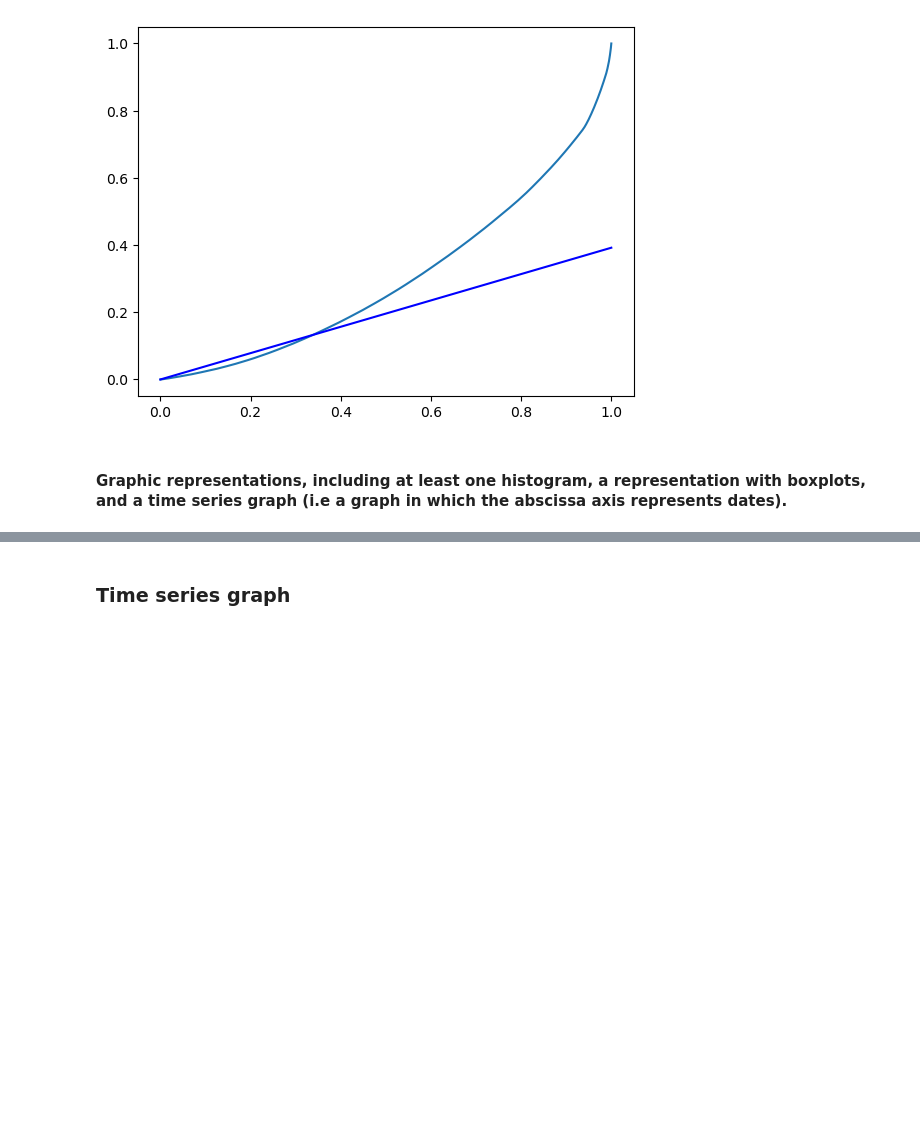
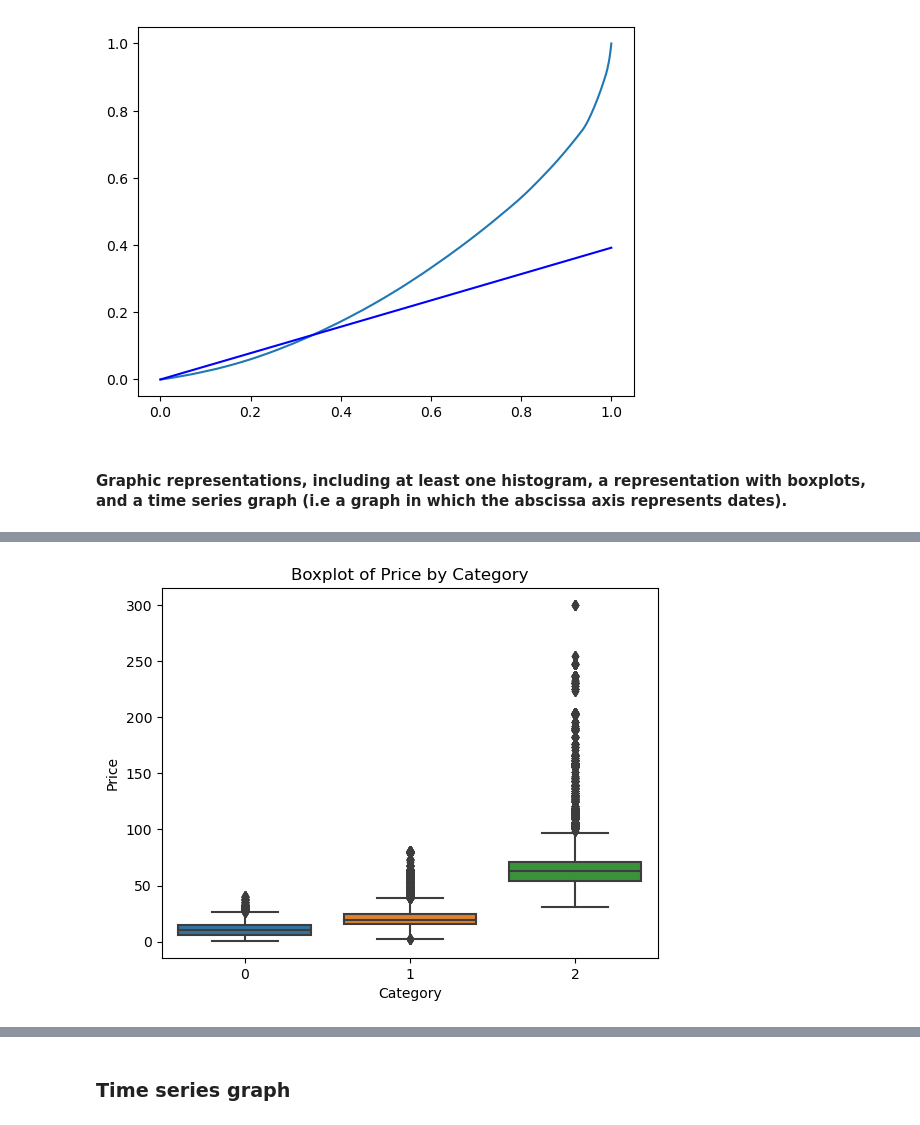
Before and after one commit to lakelure2020/OpenClassroom, a Jupyter notebook: Exploratory_Data_Analysis_with_Python.ipynb, the cells around one changed output, grey strips where cells are left out. Cells and saved outputs as stored; diff of their text form; code cells hidden in the pictures; blank space fills up the shorter version.

```diff
--- a/Exploratory_Data_Analysis_with_Python.ipynb
+++ b/Exploratory_Data_Analysis_with_Python.ipynb
@@ -449,0 +486,11 @@ df.boxplot(by='categ',column='price',grid= False)
+# %%
+# Boxplot of Price by category
+sns.boxplot(x="categ", y="price", data=df)
+# Add title and labels
+plt.title('Boxplot of Price by Category')
+plt.xlabel('Category')
+plt.ylabel('Price')
+# Show plot
+plt.show()
+# %% [output]
+[figure, added]
```
Also changed, not shown: parts of 71 cells of this notebook.
